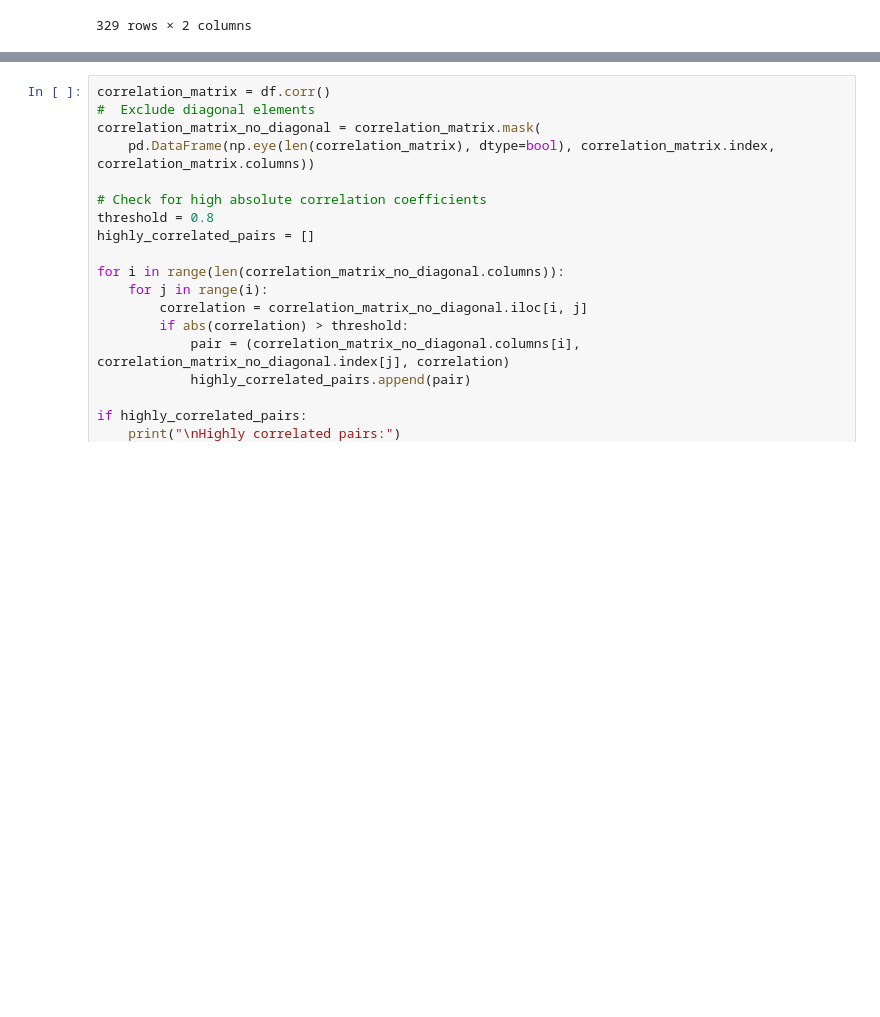
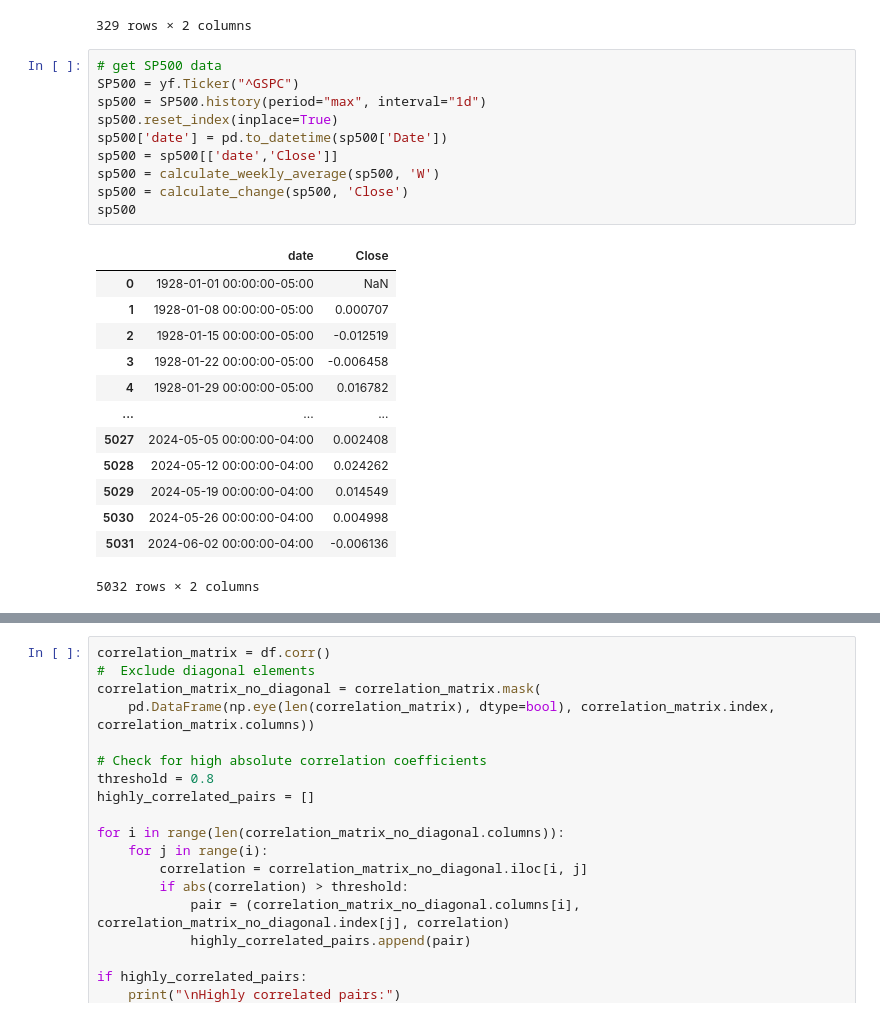
Before and after one commit to dr17549/BD2_coursework, a Jupyter notebook: Code/bitcoin_prediction.ipynb, the cells around one changed output, grey strips where cells are left out. Drawn from its saved outputs; the diff is of its cells as text; blank space fills up the shorter version.

```diff
--- a/Code/bitcoin_prediction.ipynb
+++ b/Code/bitcoin_prediction.ipynb
@@ -125,3 +132,27 @@ fear_greed
 | 327 | 2024-05-12 | 0.041570 |
 | 328 | 2024-05-19 | 0.037243 |
 329 rows × 2 columns
+# %%
+# get SP500 data
+SP500 = yf.Ticker("^GSPC")
+sp500 = SP500.history(period="max", interval="1d")
+sp500.reset_index(inplace=True)
+sp500['date'] = pd.to_datetime(sp500['Date'])
+sp500 = sp500[['date','Close']]
+sp500 = calculate_weekly_average(sp500, 'W')
+sp500 = calculate_change(sp500, 'Close')
+sp500
+# %% [output]
+|  | date | Close |
+| 0 | 1928-01-01 00:00:00-05:00 | NaN |
+| 1 | 1928-01-08 00:00:00-05:00 | 0.000707 |
+| 2 | 1928-01-15 00:00:00-05:00 | -0.012519 |
+| 3 | 1928-01-22 00:00:00-05:00 | -0.006458 |
+| 4 | 1928-01-29 00:00:00-05:00 | 0.016782 |
+| ... | ... | ... |
+| 5027 | 2024-05-05 00:00:00-04:00 | 0.002408 |
+| 5028 | 2024-05-12 00:00:00-04:00 | 0.024262 |
+| 5029 | 2024-05-19 00:00:00-04:00 | 0.014549 |
+| 5030 | 2024-05-26 00:00:00-04:00 | 0.004998 |
+| 5031 | 2024-06-02 00:00:00-04:00 | -0.006136 |
+5032 rows × 2 columns
```
Also changed, not shown: parts of 15 cells of this notebook, 3 other files.
